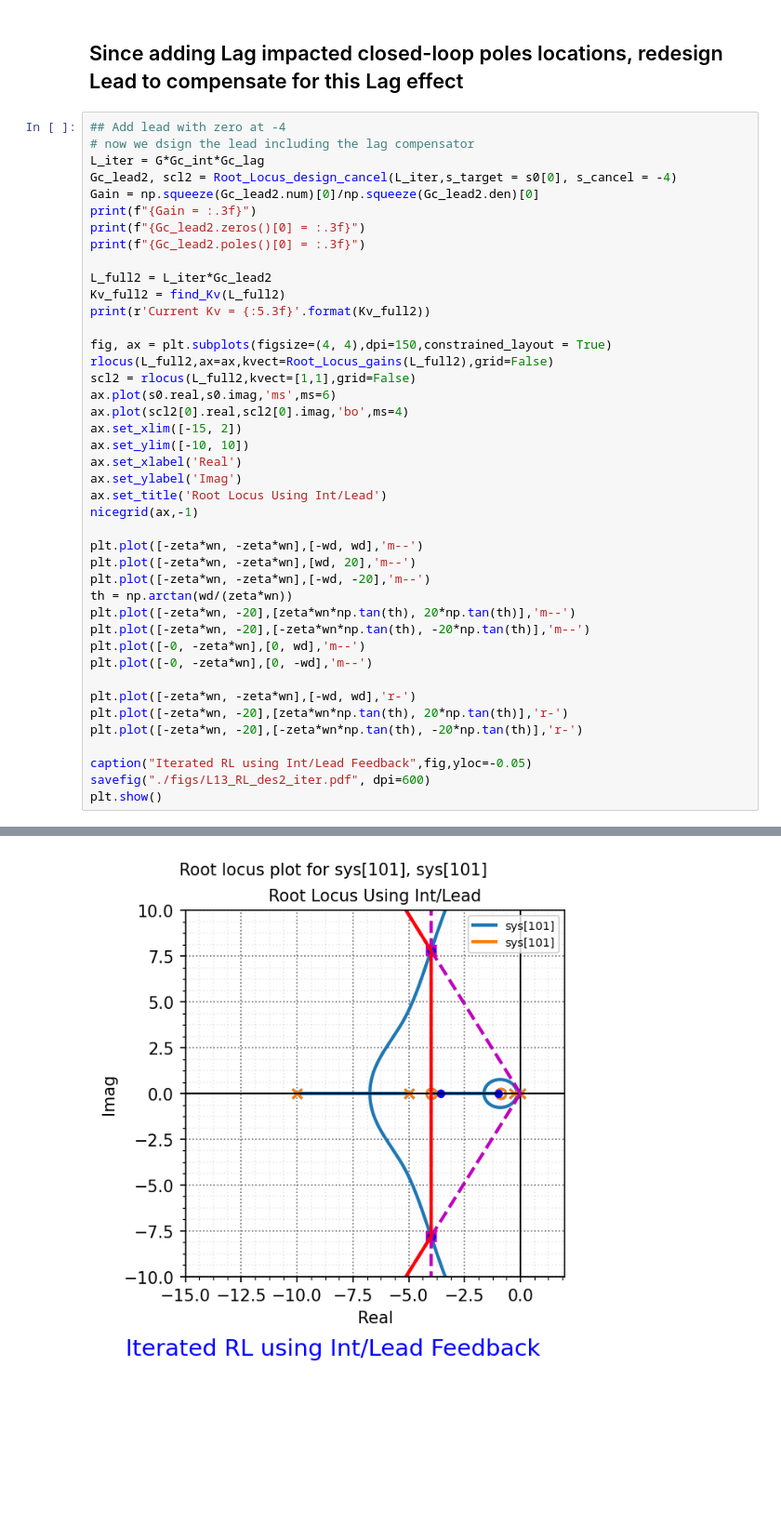
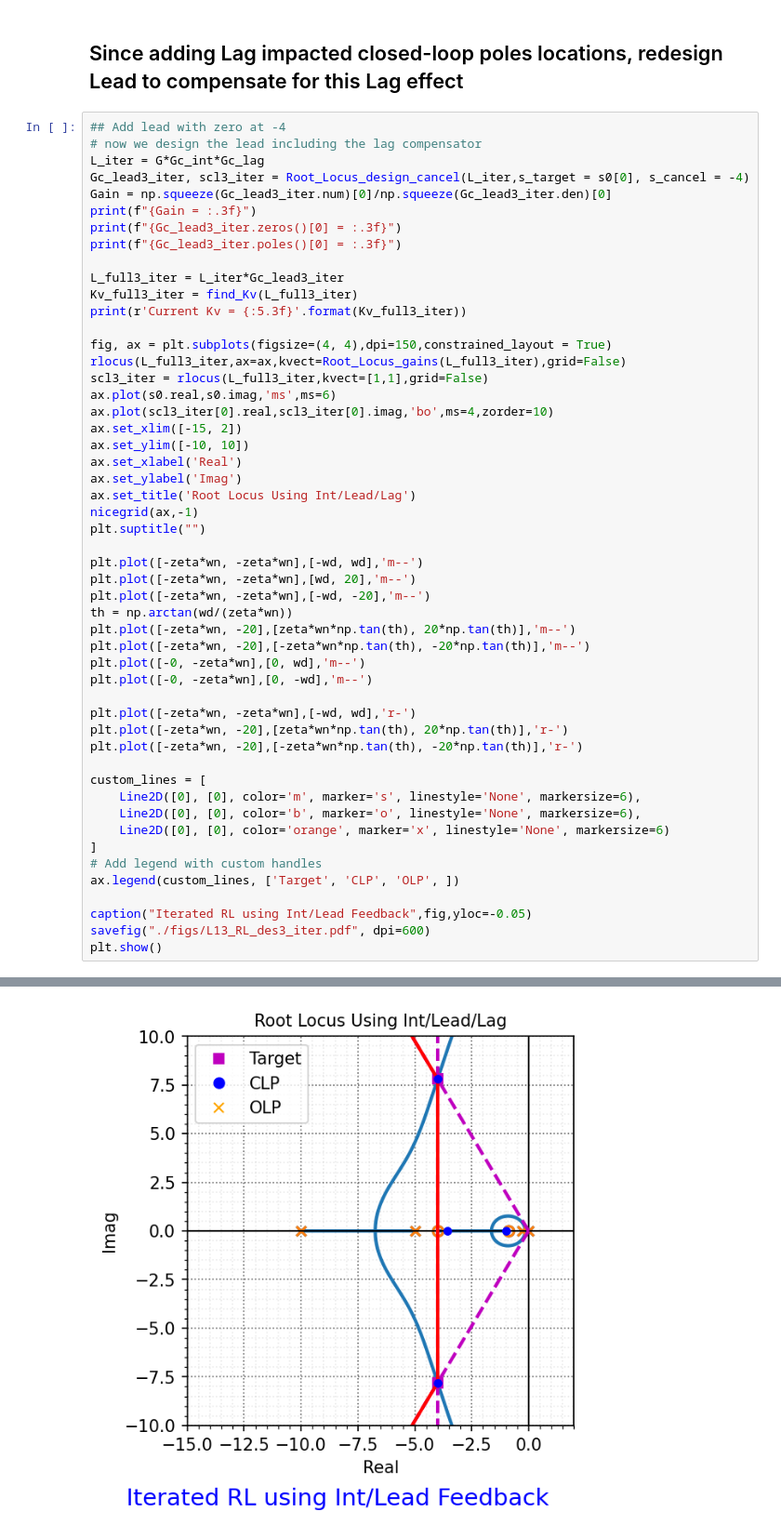
Before and after one commit to mit-acl/16_06_Class, a Jupyter notebook: 16_06_T11_RL_synthesis.ipynb, the cells around one changed output, grey strips where cells are left out. Shown at 93% size. Drawn from its saved outputs; the diff is of its cells as text; blank space fills up the shorter version.

```diff
--- a/16_06_T11_RL_synthesis.ipynb
+++ b/16_06_T11_RL_synthesis.ipynb
@@ -217,29 +247,30 @@ At possible locations s = -0.150
 ## Since adding Lag impacted closed-loop poles locations, redesign Lead to compensate for this Lag effect
 # %%
 ## Add lead with zero at -4
-# now we dsign the lead including the lag compensator
+# now we design the lead including the lag compensator
 L_iter = G*Gc_int*Gc_lag
-Gc_lead2, scl2 = Root_Locus_design_cancel(L_iter,s_target = s0[0], s_cancel = -4)
-Gain = np.squeeze(Gc_lead2.num)[0]/np.squeeze(Gc_lead2.den)[0]
+Gc_lead3_iter, scl3_iter = Root_Locus_design_cancel(L_iter,s_target = s0[0], s_cancel = -4)
+Gain = np.squeeze(Gc_lead3_iter.num)[0]/np.squeeze(Gc_lead3_iter.den)[0]
 print(f"{Gain = :.3f}")
-print(f"{Gc_lead2.zeros()[0] = :.3f}")
-print(f"{Gc_lead2.poles()[0] = :.3f}")
+print(f"{Gc_lead3_iter.zeros()[0] = :.3f}")
+print(f"{Gc_lead3_iter.poles()[0] = :.3f}")
 
-L_full2 = L_iter*Gc_lead2
-Kv_full2 = find_Kv(L_full2)
-print(r'Current Kv = {:5.3f}'.format(Kv_full2))
+L_full3_iter = L_iter*Gc_lead3_iter
+Kv_full3_iter = find_Kv(L_full3_iter)
+print(r'Current Kv = {:5.3f}'.format(Kv_full3_iter))
 
 fig, ax = plt.subplots(figsize=(4, 4),dpi=150,constrained_layout = True)
-rlocus(L_full2,ax=ax,kvect=Root_Locus_gains(L_full2),grid=False)
-scl2 = rlocus(L_full2,kvect=[1,1],grid=False)
+rlocus(L_full3_iter,ax=ax,kvect=Root_Locus_gains(L_full3_iter),grid=False)
+scl3_iter = rlocus(L_full3_iter,kvect=[1,1],grid=False)
 ax.plot(s0.real,s0.imag,'ms',ms=6)
-ax.plot(scl2[0].real,scl2[0].imag,'bo',ms=4)
+ax.plot(scl3_iter[0].real,scl3_iter[0].imag,'bo',ms=4,zorder=10)
 ax.set_xlim([-15, 2])
 ax.set_ylim([-10, 10])
 ax.set_xlabel('Real')
 ax.set_ylabel('Imag')
-ax.set_title('Root Locus Using Int/Lead')
+ax.set_title('Root Locus Using Int/Lead/Lag')
 nicegrid(ax,-1)
+plt.suptitle("")
 
 plt.plot([-zeta*wn, -zeta*wn],[-wd, wd],'m--')
 plt.plot([-zeta*wn, -zeta*wn],[wd, 20],'m--')
@@ -254,8 +285,16 @@ plt.plot([-zeta*wn, -zeta*wn],[-wd, wd],'r-')
 plt.plot([-zeta*wn, -20],[zeta*wn*np.tan(th), 20*np.tan(th)],'r-')
 plt.plot([-zeta*wn, -20],[-zeta*wn*np.tan(th), -20*np.tan(th)],'r-')
 
+custom_lines = [
+    Line2D([0], [0], color='m', marker='s', linestyle='None', markersize=6),
+    Line2D([0], [0], color='b', marker='o', linestyle='None', markersize=6),
+    Line2D([0], [0], color='orange', marker='x', linestyle='None', markersize=6)
+]
+# Add legend with custom handles
+ax.legend(custom_lines, ['Target', 'CLP', 'OLP', ])
+
 caption("Iterated RL using Int/Lead Feedback",fig,yloc=-0.05)
-savefig("./figs/L13_RL_des2_iter.pdf", dpi=600)
+savefig("./figs/L13_RL_des3_iter.pdf", dpi=600)
 plt.show()
 # %% [output]
 Gain = 28.894
@@ -264,14 +303,14 @@ Gc_lead2.poles()[0] = -35.291+0.000j
 Current Kv = 20.841
 
 Found breakin/out at K = 0.152
 At possible locations s = -6.742
 
 Found breakin/out at K = 0.407
 At possible locations s = -1.631
 
 Found breakin/out at K = 0.004
 At possible locations s = -0.150
-[figure, old version]
+[figure, new version]
 # %%
 Gcl_full = feedback(L_full,1)
 y_full,t_full = step(Gcl_full,3)
```
Also changed, not shown: parts of 7 cells of this notebook, 1 other file.
